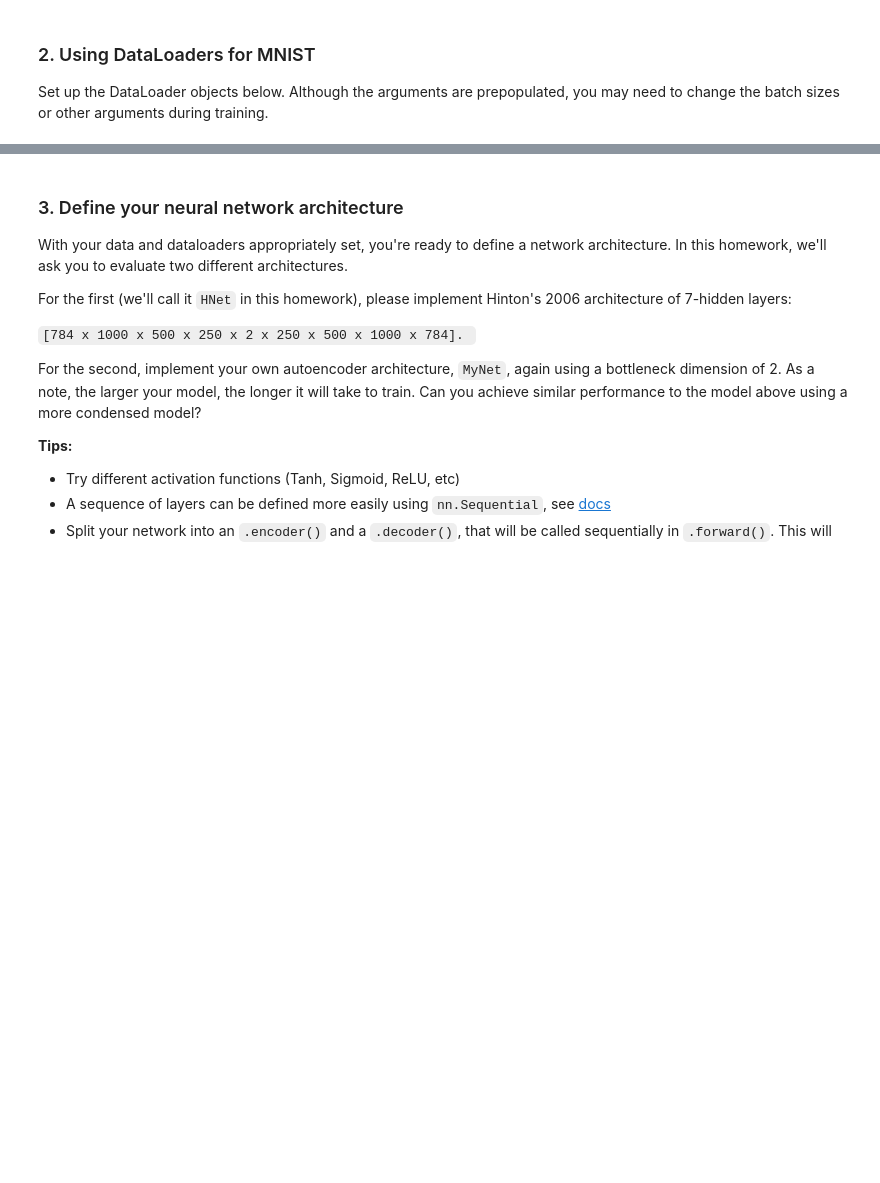
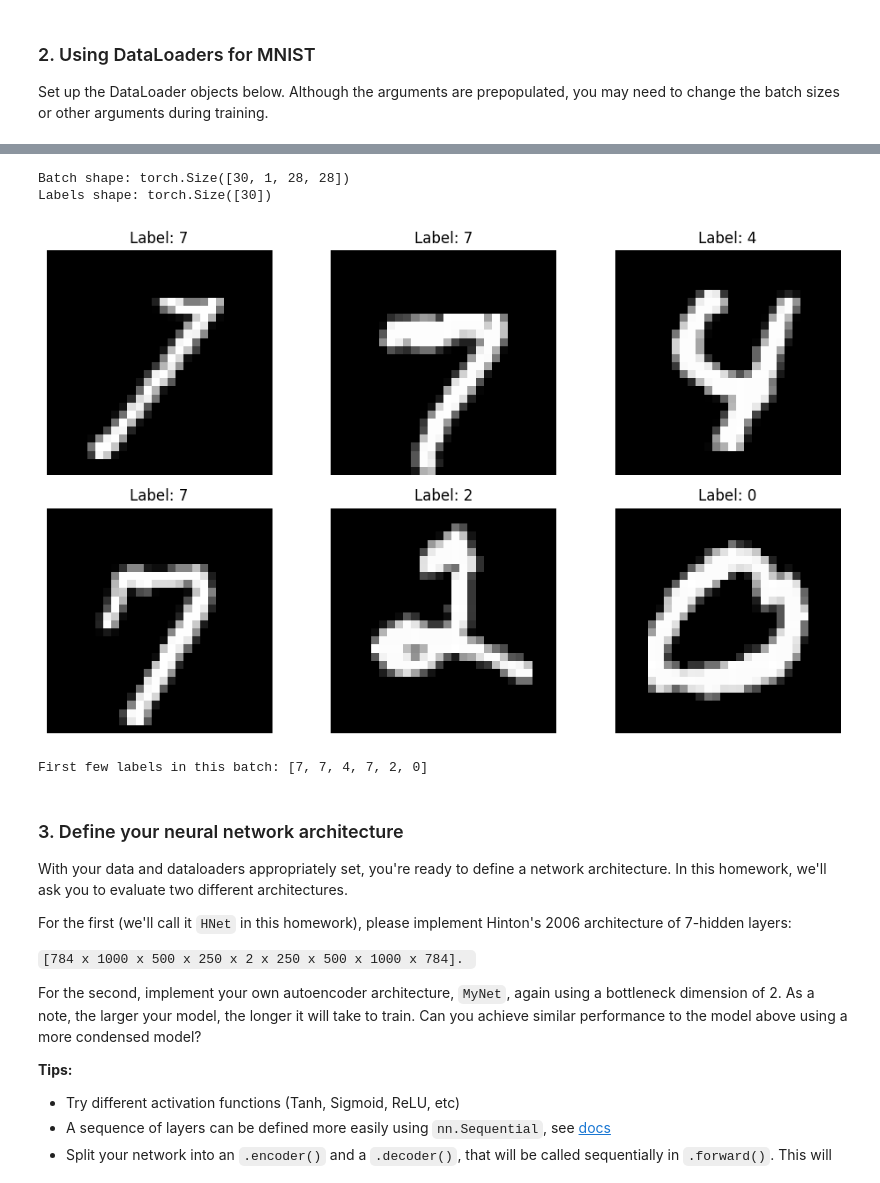
Before and after one commit to JoeVonDahab/Deep-Learning-Class, a Jupyter notebook: Homework_MNIST_Autoencoder.ipynb, the cells around one changed output, grey strips where cells are left out. Saved outputs shown, nothing was run; the diff lists cells and outputs as text; code cells hidden in the pictures; blank space fills up the shorter version.

```diff
--- a/Homework_MNIST_Autoencoder.ipynb
+++ b/Homework_MNIST_Autoencoder.ipynb
@@ -156,8 +194,8 @@ torch.Size([1, 28, 28])
 
 Set up the DataLoader objects below. Although the arguments are prepopulated, you may need to change the batch sizes or other arguments during training.
 # %%
-BATCH_SIZE = 8  # <-- Please change this as necessary
-NUM_WORKERS = 1  # <-- Use more workers for more CPU threads
+BATCH_SIZE = 30  # <-- Please change this as necessary
+NUM_WORKERS = 4  # <-- Use more workers for more CPU threads
 # %%
 train_loader = torch.utils.data.DataLoader(
     train_dataset,
@@ -190,3 +237,32 @@ torch.Size([8, 1, 28, 28])
+# %%
+# Get a single batch from the training loader
+images, labels = next(iter(train_loader))
+
+# Print the shapes
+print(f"Batch shape: {images.shape}")
+print(f"Labels shape: {labels.shape}")
+
+# Visualize first 6 images from the batch
+import matplotlib.pyplot as plt
+
+fig, axes = plt.subplots(2, 3, figsize=(10, 6))
+for i, ax in enumerate(axes.flat):
+    if i < 6:
+        # Plot image
+        ax.imshow(images[i].squeeze(), cmap='gray')
+        # Add label as title
+        ax.set_title(f'Label: {labels[i].item()}')
+        ax.axis('off')
+plt.tight_layout()
+plt.show()
+
+# Print first few labels
+print("First few labels in this batch:", labels[:6].tolist())
+# %% [output]
+Batch shape: torch.Size([30, 1, 28, 28])
+Labels shape: torch.Size([30])
+[figure, added]
+First few labels in this batch: [7, 7, 4, 7, 2, 0]
 # %% [markdown]
 ### 3. Define your neural network architecture
 
```
Also changed, not shown: parts of 37 cells of this notebook, 9 other files.
